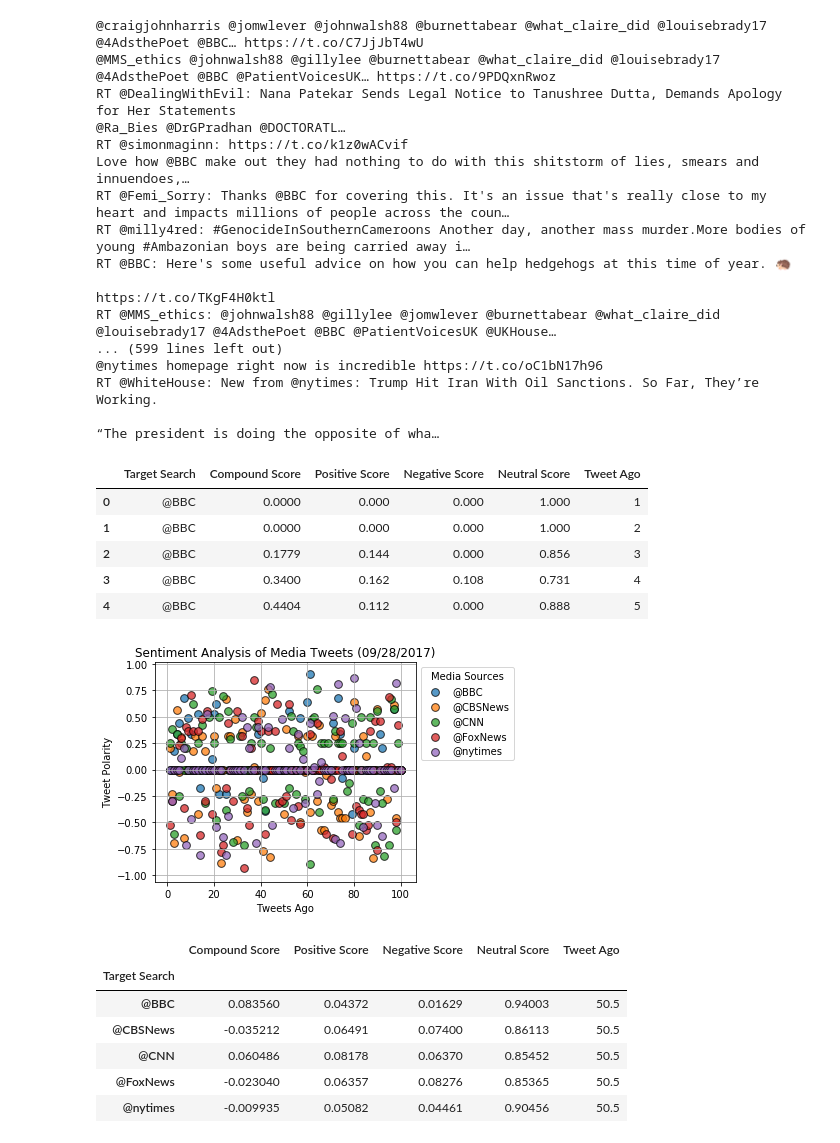
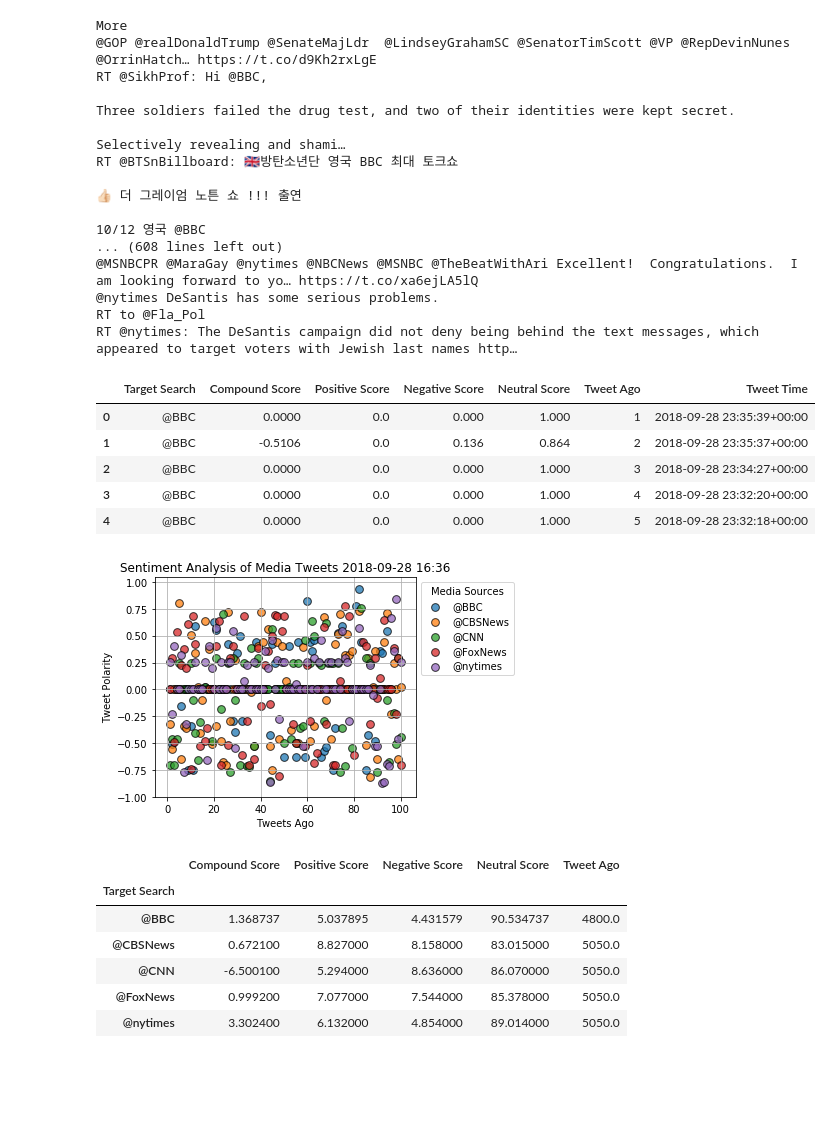
Before and after one commit to yuhsul1/Social-Analysis, a Jupyter notebook: News Mood.ipynb, the cells around one changed output. Saved outputs shown, nothing was run; the diff lists cells and outputs as text; code cells hidden in the pictures; blank space fills up the shorter version.

Commit message:
First part assignment completed. 2 Graphs, 1 CSV

```diff
--- a/News Mood.ipynb
+++ b/News Mood.ipynb
@@ -25,14 +38,19 @@ news_sentiments = {
     "Positive Score":[],
     "Negative Score":[],
     "Neutral Score":[],
-    "Tweet Ago":[]
+    "Tweet Ago":[],
+    "Tweet Time":[]
 }
 # %%
 #Set target Search
 target_search = ["@BBC", "@CBSNews", "@CNN", "@FoxNews", "@nytimes"]
 # %%
+counter = 1
+oldest_tweet= None
+
 for x in target_search:
     public_tweets = api.search(x, count=100, result_type= "recent",max_id = oldest_tweet)
+    #Restart the Counter and Oldest Tweet for every new search
     counter = 1
     oldest_tweet= None
     for tweet in public_tweets["statuses"]:
@@ -41,6 +59,8 @@ for x in target_search:
         pos = analyzer.polarity_scores(tweet["text"])["pos"]
         neu = analyzer.polarity_scores(tweet["text"])["neu"]
         neg = analyzer.polarity_scores(tweet["text"])["neg"]
+        time = tweet["created_at"]
+        tweet_datetime = datetime.strptime(time, "%a %b %d %H:%M:%S %z %Y")
 
         # Add each value to the appropriate array
         news_sentiments["Target Search"].append(x)
@@ -49,68 +69,71 @@ for x in target_search:
         news_sentiments["Neutral Score"].append(neu)
         news_sentiments["Compound Score"].append(compound)
         news_sentiments["Tweet Ago"].append(counter)
+        news_sentiments["Tweet Time"].append(tweet_datetime)
 
         oldest_tweet = tweet["id"]-1
 
         counter+=1
 # %% [output]
-@craigjohnharris @jomwlever @johnwalsh88 @burnettabear @what_claire_did @louisebrady17 @4AdsthePoet @BBC… https://t.co/C7JjJbT4wU
-@MMS_ethics @johnwalsh88 @gillylee @burnettabear @what_claire_did @louisebrady17 @4AdsthePoet @BBC @PatientVoicesUK… https://t.co/9PDQxnRwoz
-RT @DealingWithEvil: Nana Patekar Sends Legal Notice to Tanushree Dutta, Demands Apology for Her Statements
-@Ra_Bies @DrGPradhan @DOCTORATL…
-RT @simonmaginn: https://t.co/k1z0wACvif
-Love how @BBC make out they had nothing to do with this shitstorm of lies, smears and innuendoes,…
-RT @Femi_Sorry: Thanks @BBC for covering this. It's an issue that's really close to my heart and impacts millions of people across the coun…
-RT @milly4red: #GenocideInSouthernCameroons Another day, another mass murder.More bodies of young #Ambazonian boys are being carried away i…
-RT @BBC: Here's some useful advice on how you can help hedgehogs at this time of year. 🦔
+More
+@GOP @realDonaldTrump @SenateMajLdr  @LindseyGrahamSC @SenatorTimScott @VP @RepDevinNunes @OrrinHatch… https://t.co/d9Kh2rxLgE
+RT @SikhProf: Hi @BBC,
 
-https://t.co/TKgF4H0ktl
-RT @MMS_ethics: @johnwalsh88 @gillylee @jomwlever @burnettabear @what_claire_did @louisebrady17 @4AdsthePoet @BBC @PatientVoicesUK @UKHouse…
-... (599 lines left out)
-@nytimes homepage right now is incredible https://t.co/oC1bN17h96
-RT @WhiteHouse: New from @nytimes: Trump Hit Iran With Oil Sanctions. So Far, They’re Working.
+Three soldiers failed the drug test, and two of their identities were kept secret.
 
-“The president is doing the opposite of wha…
+Selectively revealing and shami…
+RT @BTSnBillboard: 🇬🇧방탄소년단 영국 BBC 최대 토크쇼
+ㅤ
+👍🏻 더 그레이엄 노튼 쇼 !!! 출연
+ㅤ
+10/12 영국 @BBC
+... (608 lines left out)
+@MSNBCPR @MaraGay @nytimes @NBCNews @MSNBC @TheBeatWithAri Excellent!  Congratulations.  I am looking forward to yo… https://t.co/xa6ejLA5lQ
+@nytimes DeSantis has some serious problems.
+RT to @Fla_Pol
+RT @nytimes: The DeSantis campaign did not deny being behind the text messages, which appeared to target voters with Jewish last names http…
 # %%
 news_sent_df = pd.DataFrame(news_sentiments)
+news_sent_df.to_csv("News Sentiment Data.csv")
 news_sent_df.head()
 # %% [output]
-|  | Target Search | Compound Score | Positive Score | Negative Score | Neutral Score | Tweet Ago |
-| 0 | @BBC | 0.0000 | 0.000 | 0.000 | 1.000 | 1 |
-| 1 | @BBC | 0.0000 | 0.000 | 0.000 | 1.000 | 2 |
-| 2 | @BBC | 0.1779 | 0.144 | 0.000 | 0.856 | 3 |
-| 3 | @BBC | 0.3400 | 0.162 | 0.108 | 0.731 | 4 |
-| 4 | @BBC | 0.4404 | 0.112 | 0.000 | 0.888 | 5 |
+|  | Target Search | Compound Score | Positive Score | Negative Score | Neutral Score | Tweet Ago | Tweet Time |
+| 0 | @BBC | 0.0000 | 0.0 | 0.000 | 1.000 | 1 | 2018-09-28 23:35:39+00:00 |
+| 1 | @BBC | -0.5106 | 0.0 | 0.136 | 0.864 | 2 | 2018-09-28 23:35:37+00:00 |
+| 2 | @BBC | 0.0000 | 0.0 | 0.000 | 1.000 | 3 | 2018-09-28 23:34:27+00:00 |
+| 3 | @BBC | 0.0000 | 0.0 | 0.000 | 1.000 | 4 | 2018-09-28 23:32:20+00:00 |
+| 4 | @BBC | 0.0000 | 0.0 | 0.000 | 1.000 | 5 | 2018-09-28 23:32:18+00:00 |
 # %%
 for x in target_search:
     #filter for the target
     filter_news = news_sent_df.loc[news_sent_df["Target Search"]==x]
 
     #Collecting Scatterplot information
     compound_score = filter_news["Compound Score"]
     tweet_ago = filter_news["Tweet Ago"]
     plt.scatter(tweet_ago, compound_score,s=60, marker ="o", label = x, edgecolors = "black", alpha = 0.75)
 
 #Some asthetic work for the Graph
 plt.legend(bbox_to_anchor=(1,1), title = "Media Sources")
-plt.title("Sentiment Analysis of Media Tweets (09/28/2017)")
+plt.title(f"Sentiment Analysis of Media Tweets {now}")
 plt.ylabel("Tweet Polarity")
 plt.xlabel("Tweets Ago")
 plt.grid()
 plt.tight_layout()
 plt.savefig("Sentiment Analysis of Media Tweets.png")
 # %% [output]
-[figure, old version]
+[figure, new version]
 # %%
 #Bar Graph
 #First organize the data by using groupby
-mean_sent_score = news_sent_df.groupby("Target Search").mean()
+mean_sent_score = news_sent_df.groupby("Target Search").mean()*100
+mean_sent_score.to_csv("Mean Score for Each Target.csv")
 mean_sent_score
 # %% [output]
 |  | Compound Score | Positive Score | Negative Score | Neutral Score | Tweet Ago |
 | Target Search |  |  |  |  |  |
-| @BBC | 0.083560 | 0.04372 | 0.01629 | 0.94003 | 50.5 |
-| @CBSNews | -0.035212 | 0.06491 | 0.07400 | 0.86113 | 50.5 |
-| @CNN | 0.060486 | 0.08178 | 0.06370 | 0.85452 | 50.5 |
-| @FoxNews | -0.023040 | 0.06357 | 0.08276 | 0.85365 | 50.5 |
-| @nytimes | -0.009935 | 0.05082 | 0.04461 | 0.90456 | 50.5 |
+| @BBC | 1.368737 | 5.037895 | 4.431579 | 90.534737 | 4800.0 |
+| @CBSNews | 0.672100 | 8.827000 | 8.158000 | 83.015000 | 5050.0 |
+| @CNN | -6.500100 | 5.294000 | 8.636000 | 86.070000 | 5050.0 |
+| @FoxNews | 0.999200 | 7.077000 | 7.544000 | 85.378000 | 5050.0 |
+| @nytimes | 3.302400 | 6.132000 | 4.854000 | 89.014000 | 5050.0 |
```
Also changed, not shown: parts of 4 cells of this notebook, 4 other files.
